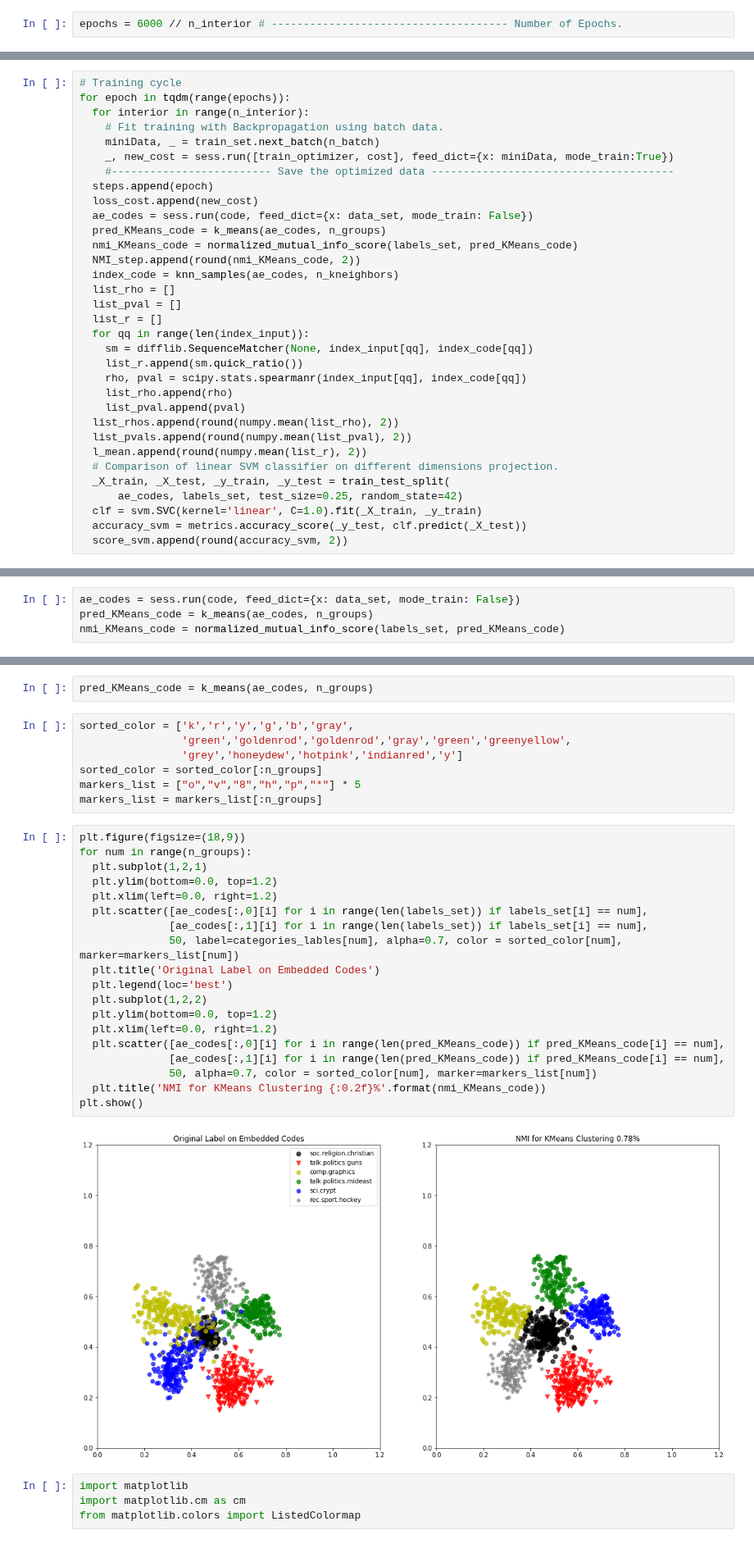
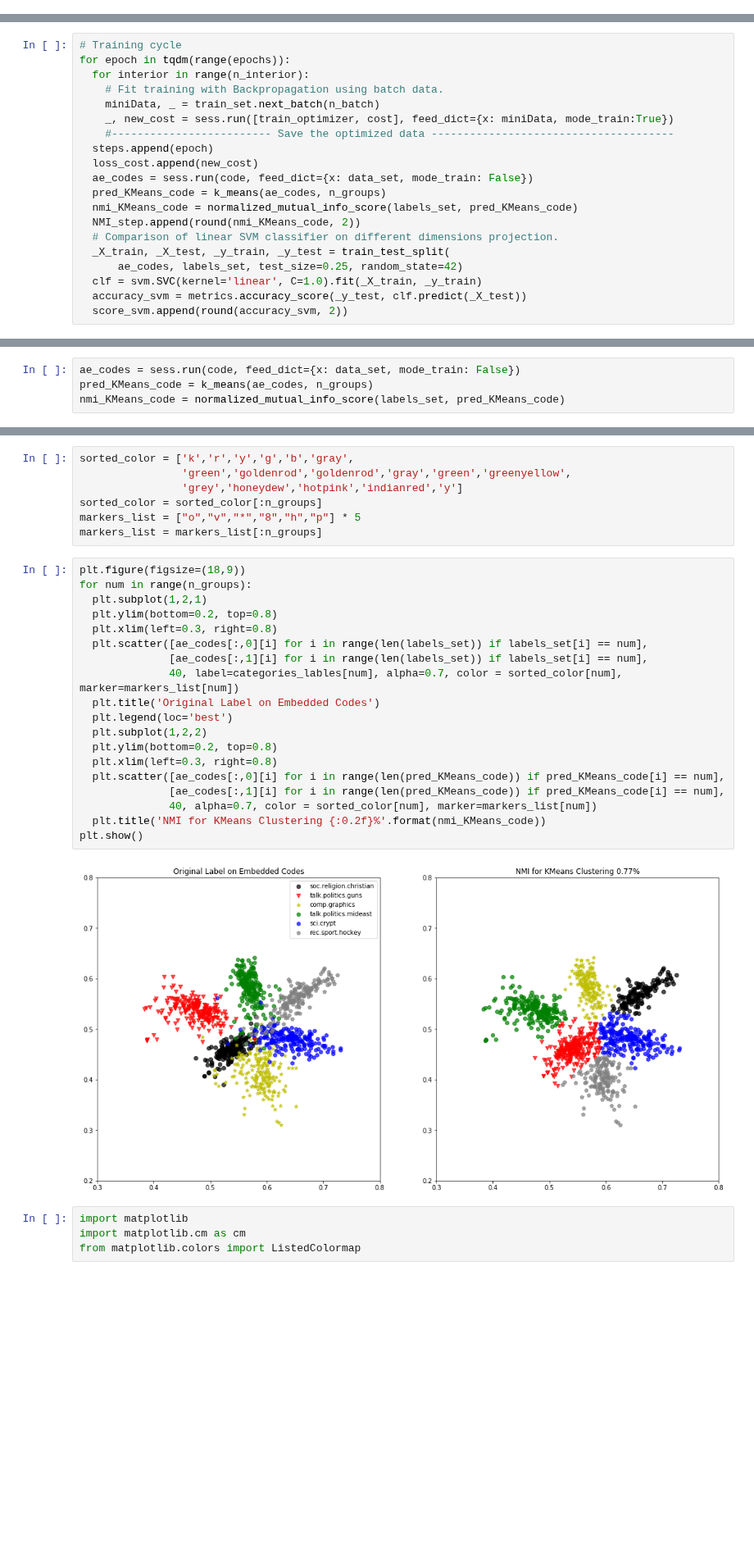
Before and after one commit to saman-nia/Deep-Learning-for-Dimensionality-Reduction, a Jupyter notebook: Text Documents Dimensionality Reduction/SVC_on_6NG_Embedded.ipynb, the cells around one changed output, grey strips where cells are left out. Shown at 82% size. Saved outputs shown, nothing was run; the diff lists cells and outputs as text; blank space fills up the shorter version.

Commit message:
Run Linear SVM and KMeans on 2 Gained Dimensions for 6NG

```diff
--- a/Text Documents Dimensionality Reduction/SVC_on_6NG_Embedded.ipynb
+++ b/Text Documents Dimensionality Reduction/SVC_on_6NG_Embedded.ipynb
@@ -464,5 +458,3 @@ n_interior = n_input // n_batch
-# %%
-epochs = 6000 // n_interior # ------------------------------------- Number of Epochs.
 # %%
 print('Number of Samples are: -------------------------->',n_input)
 print('Number of Embedded Goal-------------------------->',n_code)
@@ -511,19 +504,6 @@ for epoch in tqdm(range(epochs)):
   pred_KMeans_code = k_means(ae_codes, n_groups)
   nmi_KMeans_code = normalized_mutual_info_score(labels_set, pred_KMeans_code)
   NMI_step.append(round(nmi_KMeans_code, 2))
-  index_code = knn_samples(ae_codes, n_kneighbors)
-  list_rho = []
-  list_pval = []
-  list_r = []
-  for qq in range(len(index_input)):
-    sm = difflib.SequenceMatcher(None, index_input[qq], index_code[qq])
-    list_r.append(sm.quick_ratio())
-    rho, pval = scipy.stats.spearmanr(index_input[qq], index_code[qq])
-    list_rho.append(rho)
-    list_pval.append(pval)
-  list_rhos.append(round(numpy.mean(list_rho), 2))
-  list_pvals.append(round(numpy.mean(list_pval), 2))
-  l_mean.append(round(numpy.mean(list_r), 2))
   # Comparison of linear SVM classifier on different dimensions projection.
   _X_train, _X_test, _y_train, _y_test = train_test_split(
       ae_codes, labels_set, test_size=0.25, random_state=42)
@@ -610,33 +547,31 @@ plt.show()
-# %%
-pred_KMeans_code = k_means(ae_codes, n_groups)
 # %%
 sorted_color = ['k','r','y','g','b','gray',
                 'green','goldenrod','goldenrod','gray','green','greenyellow',
                 'grey','honeydew','hotpink','indianred','y']
 sorted_color = sorted_color[:n_groups]
-markers_list = ["o","v","8","h","p","*"] * 5
+markers_list = ["o","v","*","8","h","p"] * 5
 markers_list = markers_list[:n_groups]
 # %%
 plt.figure(figsize=(18,9))
 for num in range(n_groups):
   plt.subplot(1,2,1)
-  plt.ylim(bottom=0.0, top=1.2)
-  plt.xlim(left=0.0, right=1.2)
+  plt.ylim(bottom=0.2, top=0.8)
+  plt.xlim(left=0.3, right=0.8)
   plt.scatter([ae_codes[:,0][i] for i in range(len(labels_set)) if labels_set[i] == num],
               [ae_codes[:,1][i] for i in range(len(labels_set)) if labels_set[i] == num],
-              50, label=categories_lables[num], alpha=0.7, color = sorted_color[num], marker=markers_list[num])
+              40, label=categories_lables[num], alpha=0.7, color = sorted_color[num], marker=markers_list[num])
   plt.title('Original Label on Embedded Codes')
   plt.legend(loc='best')
   plt.subplot(1,2,2)
-  plt.ylim(bottom=0.0, top=1.2)
-  plt.xlim(left=0.0, right=1.2)
+  plt.ylim(bottom=0.2, top=0.8)
+  plt.xlim(left=0.3, right=0.8)
   plt.scatter([ae_codes[:,0][i] for i in range(len(pred_KMeans_code)) if pred_KMeans_code[i] == num],
               [ae_codes[:,1][i] for i in range(len(pred_KMeans_code)) if pred_KMeans_code[i] == num],
-              50, alpha=0.7, color = sorted_color[num], marker=markers_list[num])
+              40, alpha=0.7, color = sorted_color[num], marker=markers_list[num])
   plt.title('NMI for KMeans Clustering {:0.2f}%'.format(nmi_KMeans_code))
 plt.show()
 # %% [output]
-[figure, old version]
+[figure, new version]
 # %%
 import matplotlib
 import matplotlib.cm as cm
```
Also changed, not shown: parts of 16 cells of this notebook.
